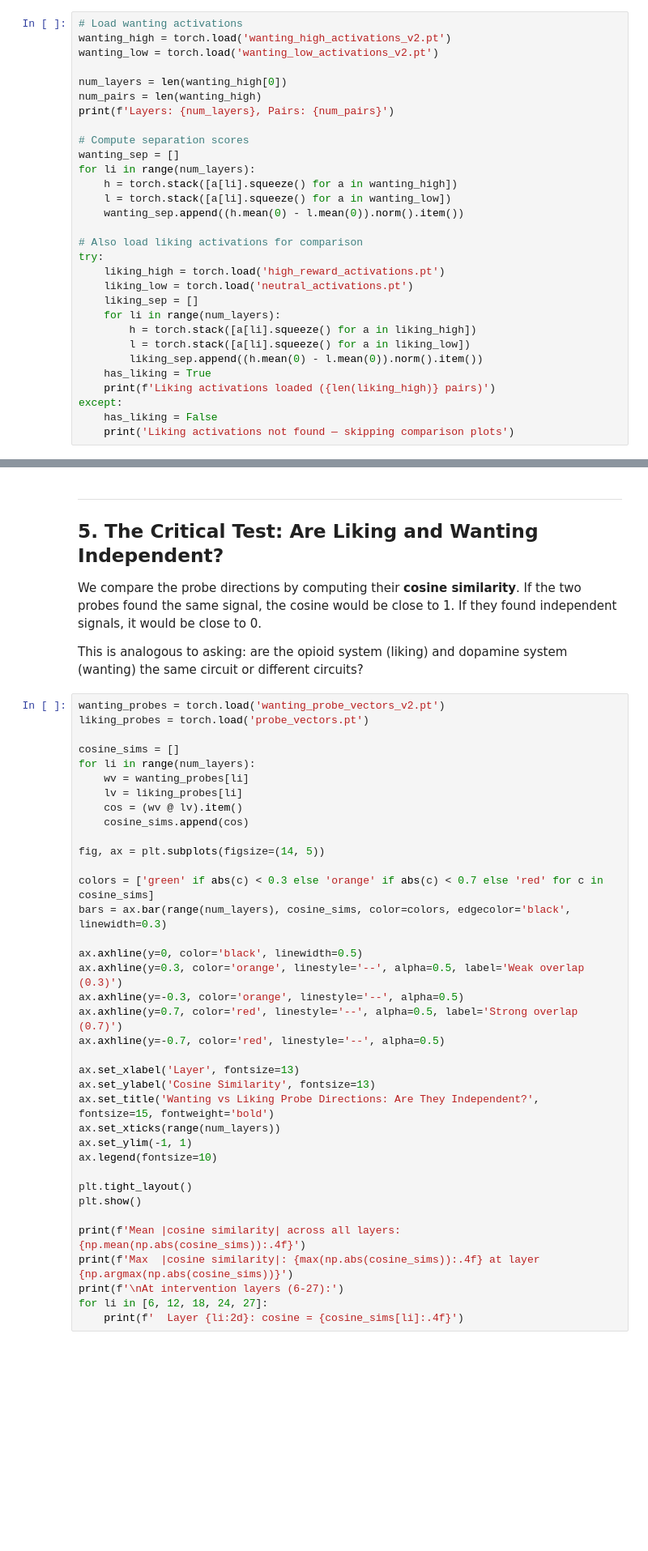
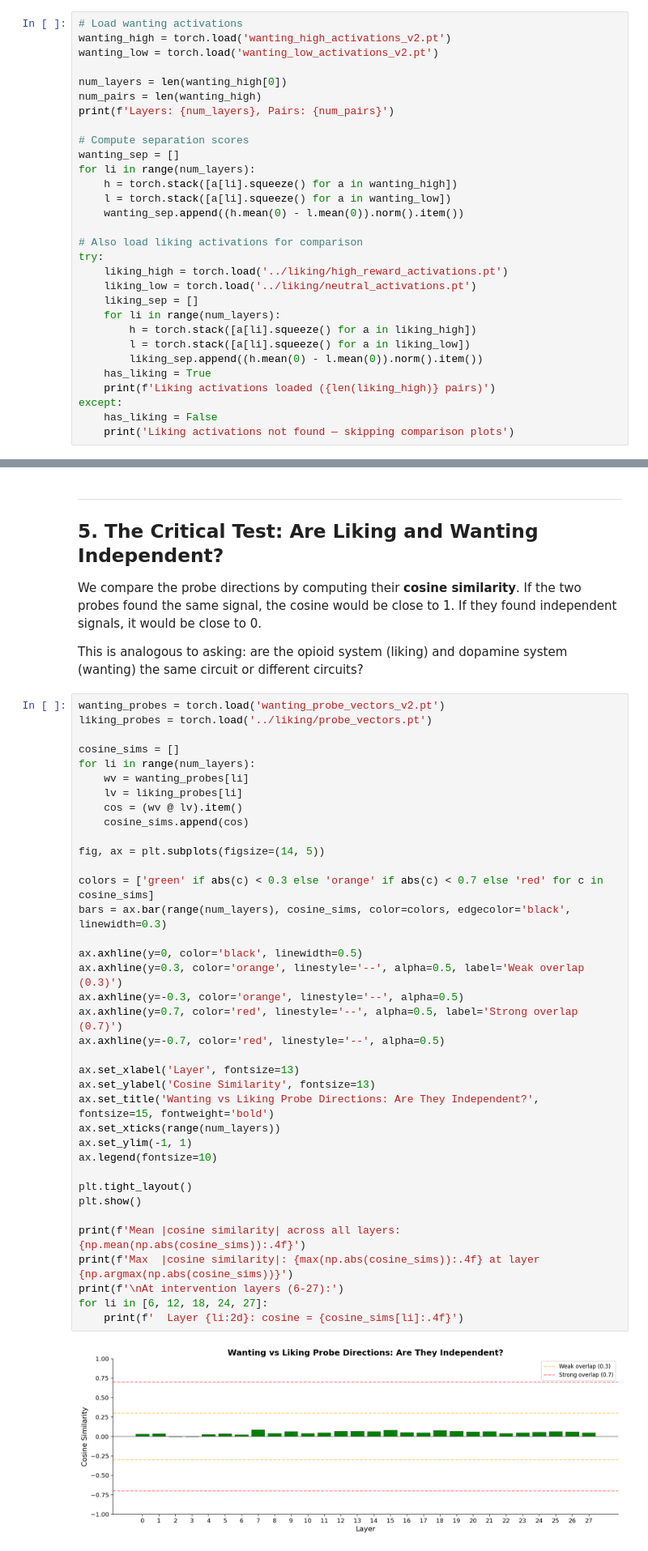
Before and after one commit to Precioux/Anhedonic-AI, a Jupyter notebook: Experiment2/wanting/wanting_analysis.ipynb, the cells around one changed output, grey strips where cells are left out. Shown at 81% size. Drawn from its saved outputs; the diff is of its cells as text; blank space fills up the shorter version.

```diff
--- a/Experiment2/wanting/wanting_analysis.ipynb
+++ b/Experiment2/wanting/wanting_analysis.ipynb
@@ -99,8 +108,8 @@ for li in range(num_layers):
 
 # Also load liking activations for comparison
 try:
-    liking_high = torch.load('high_reward_activations.pt')
-    liking_low = torch.load('neutral_activations.pt')
+    liking_high = torch.load('../liking/high_reward_activations.pt')
+    liking_low = torch.load('../liking/neutral_activations.pt')
     liking_sep = []
     for li in range(num_layers):
         h = torch.stack([a[li].squeeze() for a in liking_high])
@@ -201,7 +224,7 @@ We compare the probe directions by computing their **cosine similarity**. If the
 This is analogous to asking: are the opioid system (liking) and dopamine system (wanting) the same circuit or different circuits?
 # %%
 wanting_probes = torch.load('wanting_probe_vectors_v2.pt')
-liking_probes = torch.load('probe_vectors.pt')
+liking_probes = torch.load('../liking/probe_vectors.pt')
 
 cosine_sims = []
 for li in range(num_layers):
@@ -209,30 +232,32 @@ for li in range(num_layers):
     lv = liking_probes[li]
     cos = (wv @ lv).item()
     cosine_sims.append(cos)
 
 fig, ax = plt.subplots(figsize=(14, 5))
 
 colors = ['green' if abs(c) < 0.3 else 'orange' if abs(c) < 0.7 else 'red' for c in cosine_sims]
 bars = ax.bar(range(num_layers), cosine_sims, color=colors, edgecolor='black', linewidth=0.3)
 
 ax.axhline(y=0, color='black', linewidth=0.5)
 ax.axhline(y=0.3, color='orange', linestyle='--', alpha=0.5, label='Weak overlap (0.3)')
 ax.axhline(y=-0.3, color='orange', linestyle='--', alpha=0.5)
 ax.axhline(y=0.7, color='red', linestyle='--', alpha=0.5, label='Strong overlap (0.7)')
 ax.axhline(y=-0.7, color='red', linestyle='--', alpha=0.5)
 
 ax.set_xlabel('Layer', fontsize=13)
 ax.set_ylabel('Cosine Similarity', fontsize=13)
 ax.set_title('Wanting vs Liking Probe Directions: Are They Independent?', fontsize=15, fontweight='bold')
 ax.set_xticks(range(num_layers))
 ax.set_ylim(-1, 1)
 ax.legend(fontsize=10)
 
 plt.tight_layout()
 plt.show()
 
 print(f'Mean |cosine similarity| across all layers: {np.mean(np.abs(cosine_sims)):.4f}')
 print(f'Max  |cosine similarity|: {max(np.abs(cosine_sims)):.4f} at layer {np.argmax(np.abs(cosine_sims))}')
 print(f'\nAt intervention layers (6-27):')
 for li in [6, 12, 18, 24, 27]:
     print(f'  Layer {li:2d}: cosine = {cosine_sims[li]:.4f}')
+# %% [output]
+[figure, added]
```
Also changed, not shown: parts of 16 cells of this notebook, 11 other files.
